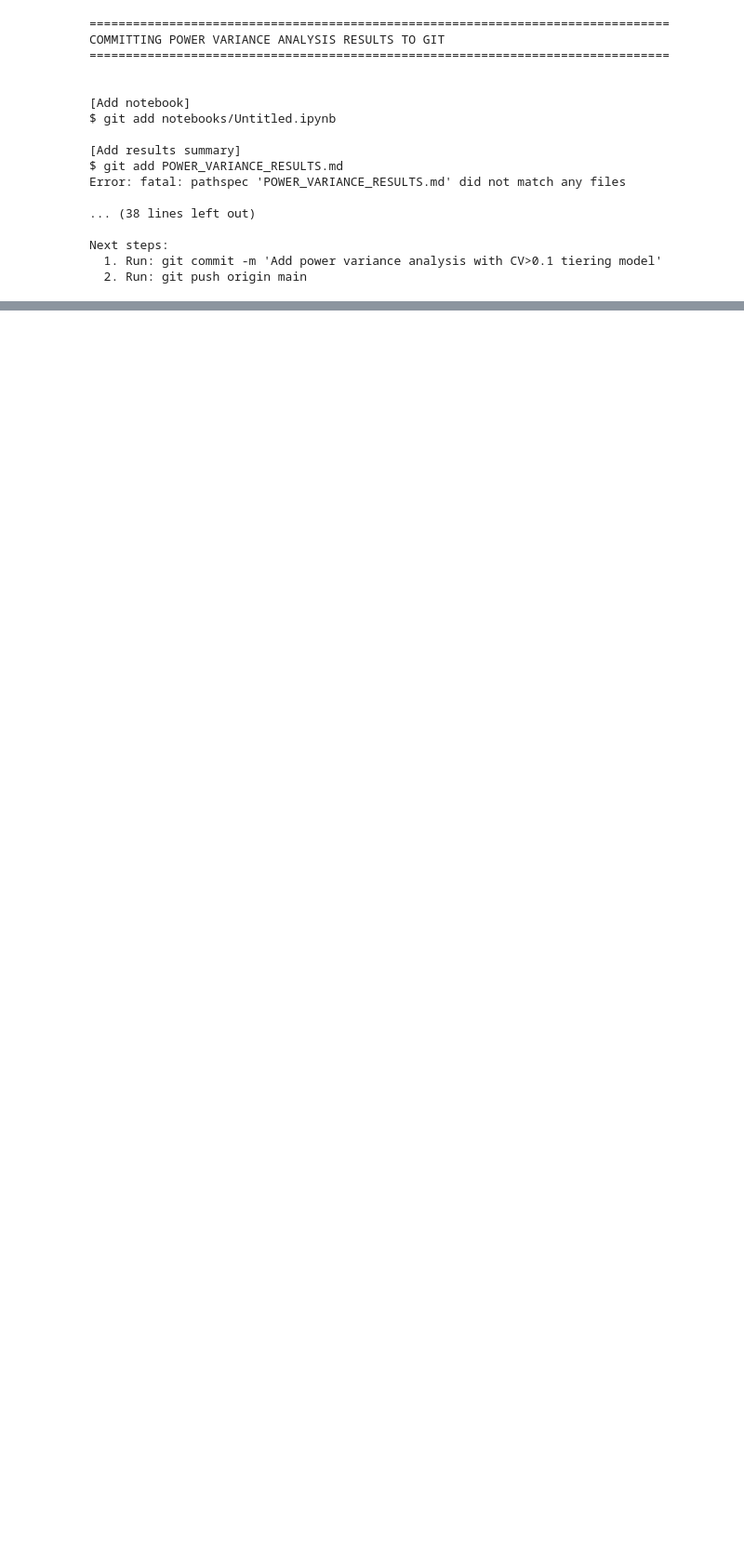
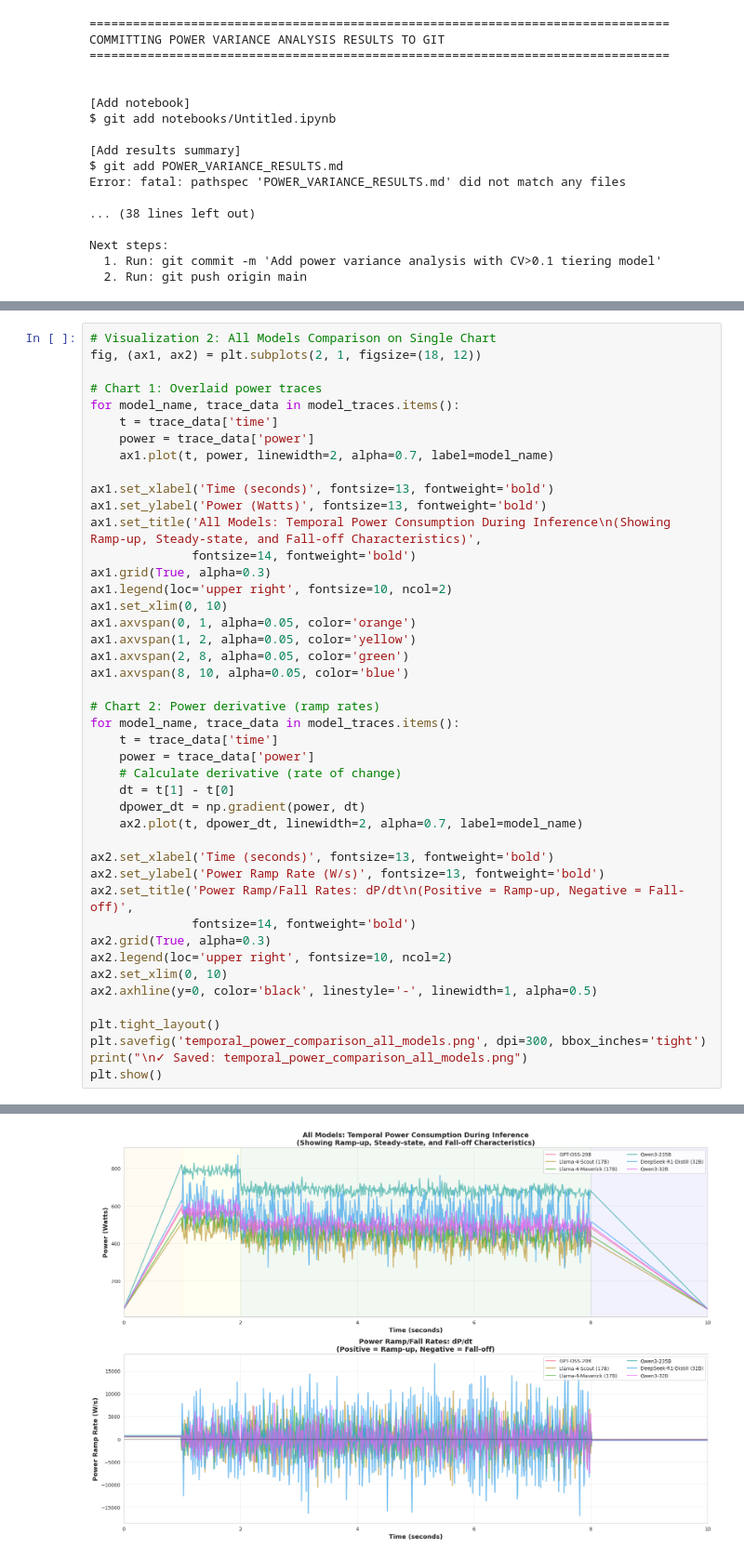
Before and after one commit to daniel-kearney/firmus-model-evaluation, a Jupyter notebook: notebooks/Untitled.ipynb, the cells around one changed output, grey strips where cells are left out. Shown at 93% size. Saved outputs shown, nothing was run; the diff lists cells and outputs as text; blank space fills up the shorter version.

```diff
--- a/notebooks/Untitled.ipynb
+++ b/notebooks/Untitled.ipynb
@@ -444,0 +580,45 @@ Next steps:
+# %%
+# Visualization 2: All Models Comparison on Single Chart
+fig, (ax1, ax2) = plt.subplots(2, 1, figsize=(18, 12))
+
+# Chart 1: Overlaid power traces
+for model_name, trace_data in model_traces.items():
+    t = trace_data['time']
+    power = trace_data['power']
+    ax1.plot(t, power, linewidth=2, alpha=0.7, label=model_name)
+
+ax1.set_xlabel('Time (seconds)', fontsize=13, fontweight='bold')
+ax1.set_ylabel('Power (Watts)', fontsize=13, fontweight='bold')
+ax1.set_title('All Models: Temporal Power Consumption During Inference\n(Showing Ramp-up, Steady-state, and Fall-off Characteristics)',
+              fontsize=14, fontweight='bold')
+ax1.grid(True, alpha=0.3)
+ax1.legend(loc='upper right', fontsize=10, ncol=2)
+ax1.set_xlim(0, 10)
+ax1.axvspan(0, 1, alpha=0.05, color='orange')
+ax1.axvspan(1, 2, alpha=0.05, color='yellow')
+ax1.axvspan(2, 8, alpha=0.05, color='green')
+ax1.axvspan(8, 10, alpha=0.05, color='blue')
+
+# Chart 2: Power derivative (ramp rates)
+for model_name, trace_data in model_traces.items():
+    t = trace_data['time']
+    power = trace_data['power']
+    # Calculate derivative (rate of change)
+    dt = t[1] - t[0]
+    dpower_dt = np.gradient(power, dt)
+    ax2.plot(t, dpower_dt, linewidth=2, alpha=0.7, label=model_name)
+
+ax2.set_xlabel('Time (seconds)', fontsize=13, fontweight='bold')
+ax2.set_ylabel('Power Ramp Rate (W/s)', fontsize=13, fontweight='bold')
+ax2.set_title('Power Ramp/Fall Rates: dP/dt\n(Positive = Ramp-up, Negative = Fall-off)',
+              fontsize=14, fontweight='bold')
+ax2.grid(True, alpha=0.3)
+ax2.legend(loc='upper right', fontsize=10, ncol=2)
+ax2.set_xlim(0, 10)
+ax2.axhline(y=0, color='black', linestyle='-', linewidth=1, alpha=0.5)
+
+plt.tight_layout()
+plt.savefig('temporal_power_comparison_all_models.png', dpi=300, bbox_inches='tight')
+print("\n✓ Saved: temporal_power_comparison_all_models.png")
+plt.show()
+# %% [output]
@@ -444,0 +626 @@ Next steps:
+[figure, added]
```
Also changed, not shown: parts of 12 cells of this notebook, 2 other files.
